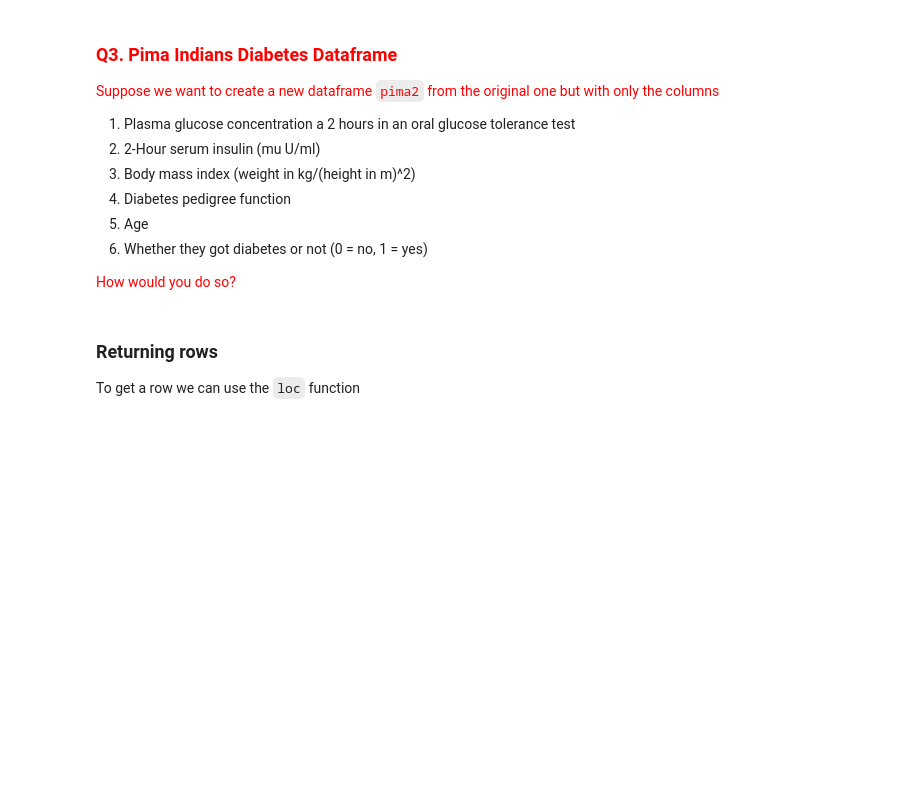
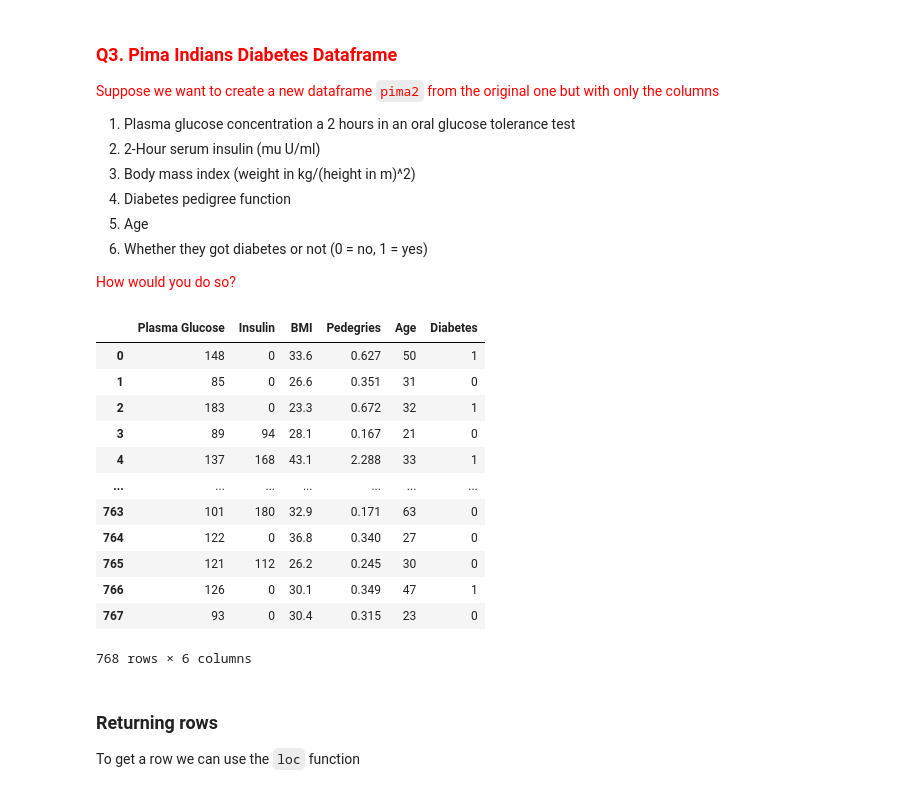
Before and after one commit to brianharnish/cs419, a Jupyter notebook: labs/brian_pandas.ipynb, the cells around one changed output. Saved outputs shown, nothing was run; the diff lists cells and outputs as text; code cells hidden in the pictures; blank space fills up the shorter version.

```diff
--- a/labs/brian_pandas.ipynb
+++ b/labs/brian_pandas.ipynb
@@ -567,3 +578,21 @@ athletes[['Weight', 'Height']]
+# %%
+# your code here
+pima2 = pd.DataFrame(pima[['Plasma Glucose', 'Insulin', 'BMI', 'Pedegries', 'Age', 'Diabetes']])
+pima2
+# %% [output]
+|  | Plasma Glucose | Insulin | BMI | Pedegries | Age | Diabetes |
+| 0 | 148 | 0 | 33.6 | 0.627 | 50 | 1 |
+| 1 | 85 | 0 | 26.6 | 0.351 | 31 | 0 |
+| 2 | 183 | 0 | 23.3 | 0.672 | 32 | 1 |
+| 3 | 89 | 94 | 28.1 | 0.167 | 21 | 0 |
+| 4 | 137 | 168 | 43.1 | 2.288 | 33 | 1 |
+| ... | ... | ... | ... | ... | ... | ... |
+| 763 | 101 | 180 | 32.9 | 0.171 | 63 | 0 |
+| 764 | 122 | 0 | 36.8 | 0.340 | 27 | 0 |
+| 765 | 121 | 112 | 26.2 | 0.245 | 30 | 0 |
+| 766 | 126 | 0 | 30.1 | 0.349 | 47 | 1 |
+| 767 | 93 | 0 | 30.4 | 0.315 | 23 | 0 |
+768 rows × 6 columns
 # %% [markdown]
 ### Returning rows
 
```
Also changed, not shown: parts of 16 cells of this notebook.
